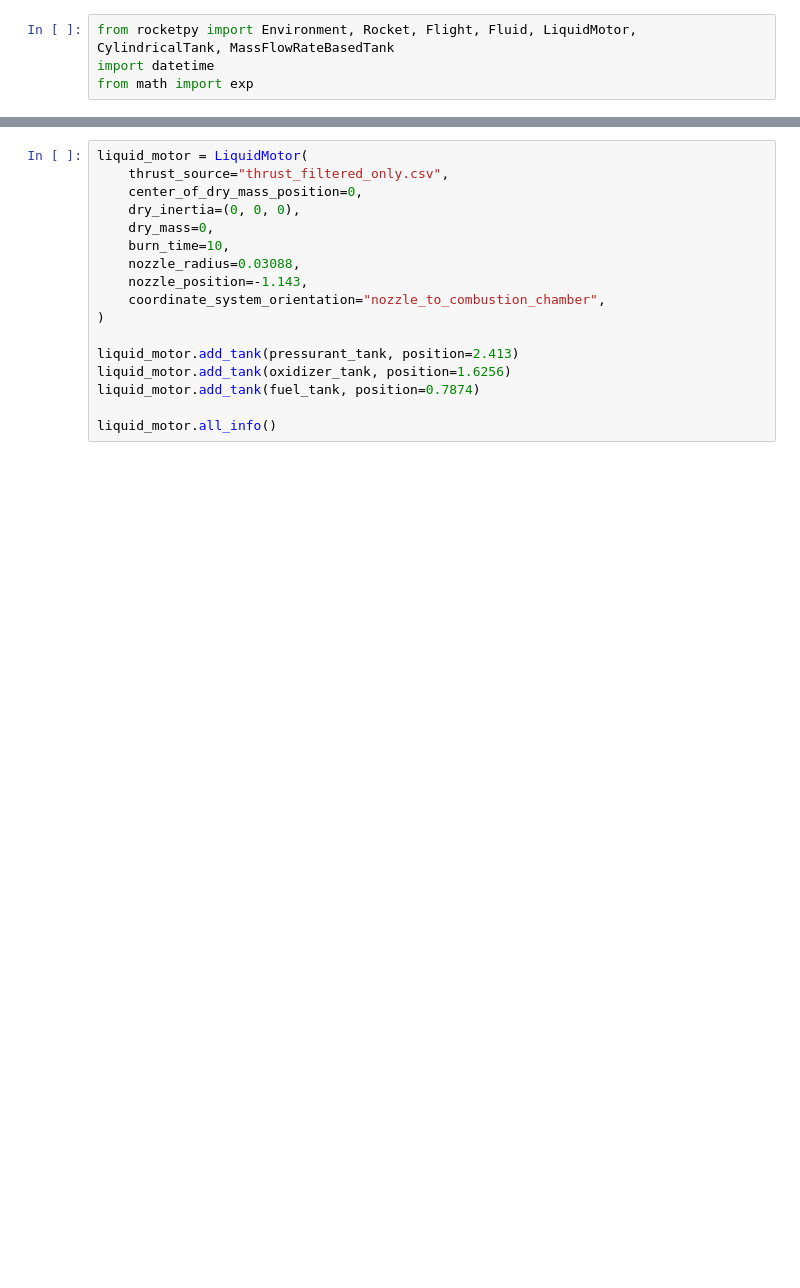
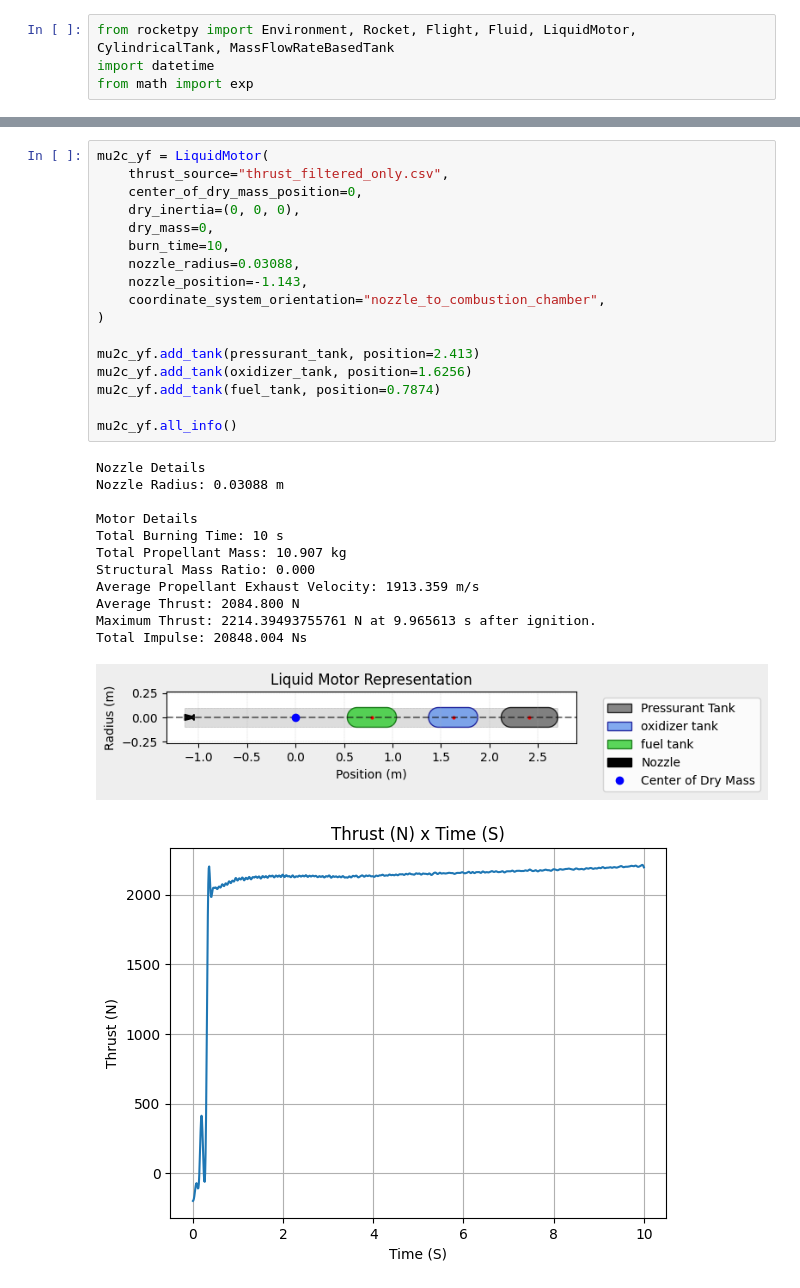
Before and after one commit to UC-Davis-APRL/Vehicle, a Jupyter notebook: 2025 Fullscale/Fullscale_S.ipynb, the cells around one changed output, grey strips where cells are left out. Cells and saved outputs as stored; diff of their text form; blank space fills up the shorter version.

```diff
--- a/2025 Fullscale/Fullscale_S.ipynb
+++ b/2025 Fullscale/Fullscale_S.ipynb
@@ -98,17 +99,31 @@ ValueError: Input Function image (np.float64(-1.5818672186451745e-18), np.float6
 # %%
-liquid_motor = LiquidMotor(
+mu2c_yf = LiquidMotor(
     thrust_source="thrust_filtered_only.csv",
     center_of_dry_mass_position=0,
     dry_inertia=(0, 0, 0),
     dry_mass=0,
     burn_time=10,
     nozzle_radius=0.03088,
     nozzle_position=-1.143,
     coordinate_system_orientation="nozzle_to_combustion_chamber",
 )
 
-liquid_motor.add_tank(pressurant_tank, position=2.413)
-liquid_motor.add_tank(oxidizer_tank, position=1.6256)
-liquid_motor.add_tank(fuel_tank, position=0.7874)
+mu2c_yf.add_tank(pressurant_tank, position=2.413)
+mu2c_yf.add_tank(oxidizer_tank, position=1.6256)
+mu2c_yf.add_tank(fuel_tank, position=0.7874)
 
-liquid_motor.all_info()
+mu2c_yf.all_info()
+# %% [output]
+Nozzle Details
+Nozzle Radius: 0.03088 m
+
+Motor Details
+Total Burning Time: 10 s
+Total Propellant Mass: 10.907 kg
+Structural Mass Ratio: 0.000
+Average Propellant Exhaust Velocity: 1913.359 m/s
+Average Thrust: 2084.800 N
+Maximum Thrust: 2214.39493755761 N at 9.965613 s after ignition.
+Total Impulse: 20848.004 Ns
+[figure, added]
+[figure, added]
```
Also changed, not shown: parts of 5 cells of this notebook, 8 other files.
